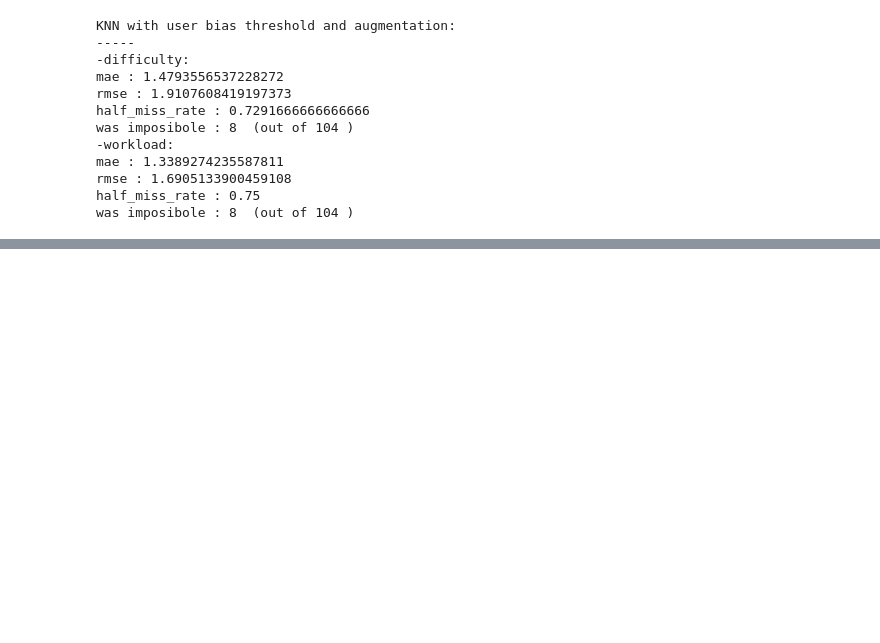
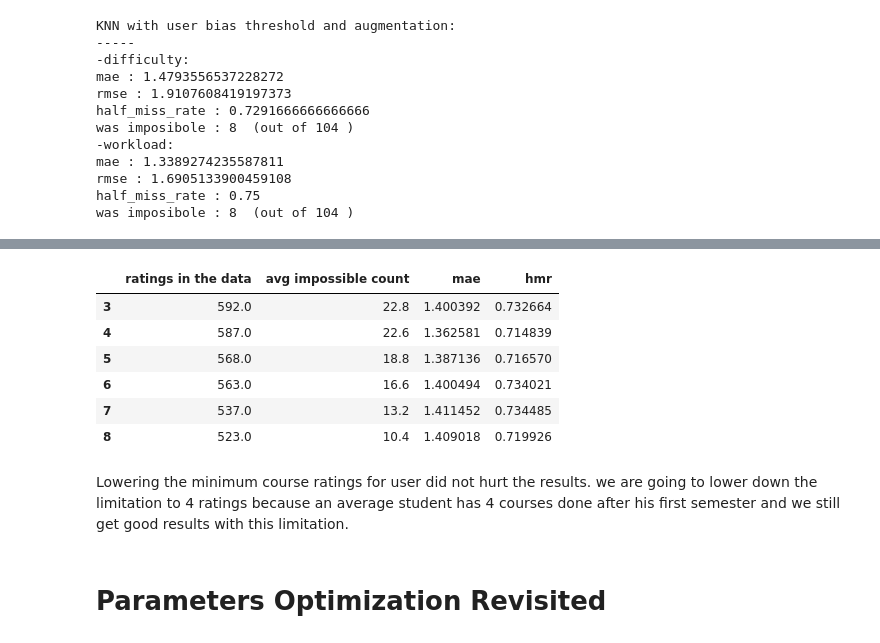
Before and after one commit to yuvalgos/course_recommender_system, a Jupyter notebook: recommender_algorithms.ipynb, the cells around one changed output, grey strips where cells are left out. Cells and saved outputs as stored; diff of their text form; code cells hidden in the pictures; blank space fills up the shorter version.

```diff
--- a/recommender_algorithms.ipynb
+++ b/recommender_algorithms.ipynb
@@ -889,7 +998,7 @@ class KNNCourse(KNNGeneric):
 
         return y_user[neighbors_indices].mean()
 # %%
-algo = KNNCourse(k=3, min_support=2)
+algo = KNNCourse(k=5, min_support=2)
 print("difficulty:")
 evaluator.evaluate(algo, X, y_diff)
 evaluator.print_summery()
@@ -1964,0 +2482,55 @@ use mae + hmr + ??imposible/20??
+# %%
+min_ratings_list = list(range(3,9))
+# results list:
+number_of_ratings_list = []
+mae_list = []
+hmr_list = []
+impossible_list = []
+
+# we still want only courses with more then 1 rating:
+courses_df_clean = courses_df[courses_df["ratings_count"] > 1]
+all_ratings_df = ratings_combined[["user", "course", "workload", "difficulty"]]
+all_ratings_df = all_ratings_df[all_ratings_df["course"].isin(courses_df_clean.index)]
+
+# evaluator and algo
+evaluator = AlgorithmEvaluator(5, [mae, half_miss_rate], 947)
+algo = KNNWithAllUsersThresoledBias(k=7, min_support=2,
+                                     bias_weight=0.9, bias_threshold=1.9)
+
+for m in min_ratings_list:
+    # get all relevant users:
+    users_m_plus_df = users_df[users_df["ratings_count"] >= m]
+
+    ratings_m = all_ratings_df[all_ratings_df["user"].isin(users_m_plus_df.index)]
+
+    X_m = ratings_m[["user", "course"]].to_numpy()
+    y_diff_m = ratings_m["difficulty"].to_numpy()
+    y_wl_m = ratings_m["workload"].to_numpy()
+
+    # evaluate:
+    res_diff = evaluator.evaluate(algo, X_m, y_diff_m)
+    res_wl = evaluator.evaluate(algo, X_m, y_wl_m)
+
+    # save results:
+    number_of_ratings_list.append(len(y_diff_m))
+    impossible_list.append(res_diff.iloc[5]["n_was_impossible"])
+    mae_list.append( (res_diff.iloc[5]["mae"] + res_wl.iloc[5]["mae"])/2 )
+    hmr_list.append( (res_diff.iloc[5]["half_miss_rate"] +
+                      res_wl.iloc[5]["half_miss_rate"])/2 )
+
+results_df = pd.DataFrame(np.c_[number_of_ratings_list, impossible_list, mae_list, hmr_list],
+                          index=min_ratings_list,
+                          columns = ["ratings in the data", "avg impossible count", "mae", "hmr"])
+results_df
+# %% [output]
+|  | ratings in the data | avg impossible count | mae | hmr |
+| 3 | 592.0 | 22.8 | 1.400392 | 0.732664 |
+| 4 | 587.0 | 22.6 | 1.362581 | 0.714839 |
+| 5 | 568.0 | 18.8 | 1.387136 | 0.716570 |
+| 6 | 563.0 | 16.6 | 1.400494 | 0.734021 |
+| 7 | 537.0 | 13.2 | 1.411452 | 0.734485 |
+| 8 | 523.0 | 10.4 | 1.409018 | 0.719926 |
+# %% [markdown]
+Lowering the minimum course ratings for user did not hurt the results. we are going to lower down the limitation to 4 ratings because an average student has 4 courses done after his first semester and we still get good results with this limitation.
+# %% [markdown]
+# Parameters Optimization Revisited
```
Also changed, not shown: parts of 66 cells of this notebook.
